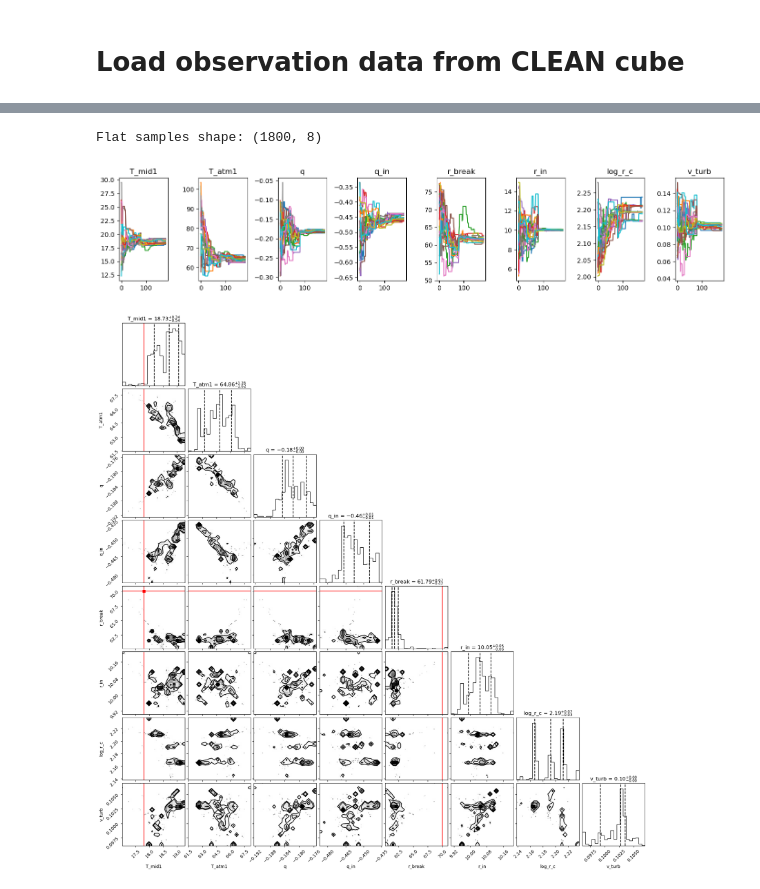
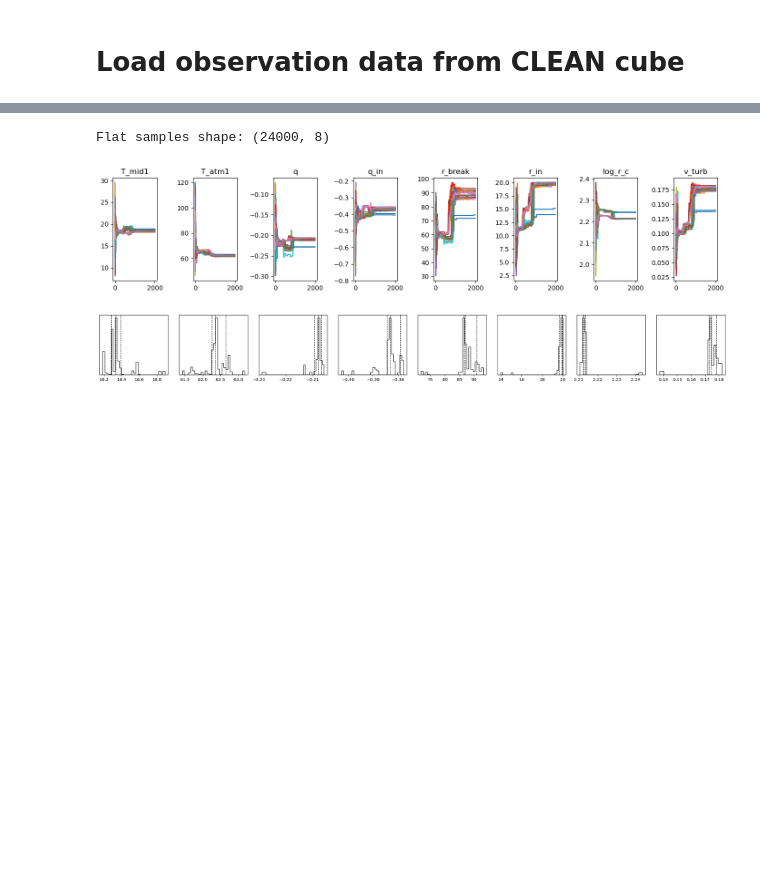
Before and after one commit to pi-vision/radjax, a Jupyter notebook: notebooks/visualize_mcmc_imagedomain_experiments.ipynb, the cells around one changed output, grey strips where cells are left out. Drawn from its saved outputs; the diff is of its cells as text; code cells hidden in the pictures; blank space fills up the shorter version.

Commit message:
Notebook for Radjax paper figures.

```diff
--- a/notebooks/visualize_mcmc_imagedomain_experiments.ipynb
+++ b/notebooks/visualize_mcmc_imagedomain_experiments.ipynb
@@ -235,7 +268,8 @@ import inference
 backend = emcee.backends.HDFBackend(mcmc_sampler_path)
 samples = backend.get_chain(flat=True)
 
-flat_samples = backend.get_chain(discard=backend.iteration//2, thin=1, flat=True)
+discard_steps = int(3*backend.iteration//4)
+flat_samples = backend.get_chain(discard=discard_steps, thin=1, flat=True)
 
 ndim = flat_samples.shape[-1]
 
@@ -346,42 +380,81 @@ Updated disk_params_MCMC:
 # %%
 ground_truth = {
     "q": -0.27,
     "log_r_c": 2.3,
     "v_turb": 0.06,
     "T_atm1": 87.0,
     "T_mid1": 17.8,
     "r_in": 11.0,
     "r_break": 70.0,
     "q_in": -0.57
 }
 
 chain = backend.get_chain()
 
 fig, axes = plt.subplots(1, ndim, figsize=(14,3))
 for i in range(ndim):
     axes[i].plot(chain[...,i])
     axes[i].set_title(param_labels[i])
 
 plt.tight_layout()
 
 import corner
 
 print("Flat samples shape:", flat_samples.shape)  # should be ((nsteps-100)*nwalkers, ndim)
 
 
 truth_values = [ground_truth[label] for label in param_labels]
 
 # corner plot
-fig = corner.corner(
-    flat_samples,
-    labels=param_labels,
-    quantiles=[0.16, 0.5, 0.84],
-    show_titles=True,
-    truths=truth_values,        # <--- overlay true values
-    truth_color="red",          # optional color
-    title_kwargs={"fontsize": 12}
-)
+# fig = corner.corner(
+#     flat_samples,
+#     labels=param_labels,
+#     quantiles=[0.16, 0.5, 0.84],
+#     show_titles=True,
+#     truths=truth_values,        # <--- overlay true values
+#     truth_color="red",          # optional color
+#     title_kwargs={"fontsize": 12}
+# )
+
+from scipy.stats import gaussian_kde
+
+# Config
+quantiles = [16, 50, 84]
+n_params = len(param_labels)
+fig, axes = plt.subplots(1, n_params, figsize=(2.6 * n_params, 2.5), sharey=False)
+
+for i, label in enumerate(param_labels):
+    ax = axes[i]
+    data_p = flat_samples[:, i]
+
+    # Histogram
+    ax.hist(data_p, bins=30, density=True, histtype='stepfilled',
+        facecolor='white', lw=1, color='white', edgecolor='k')
+
+    # KDE
+#     kde = gaussian_kde(data)
+#     x_vals = np.linspace(data.min(), data.max(), 1000)
+#     ax.plot(x_vals, kde(x_vals), color='C0')
+
+    # Quantiles
+    q16, q50, q84 = np.percentile(data_p, quantiles)
+    ax.axvline(q16, color='k', ls='--', lw=1, alpha=0.9)
+    ax.axvline(q50, color='k', ls='--', lw=1, alpha=0.9)
+    ax.axvline(q84, color='k', ls='--', lw=1, alpha=0.9)
+
+    # Ground truth (optional)
+#     if label in ground_truth:
+#         ax.axvline(ground_truth[label], color='red', ls=':', lw=1)
+
+#     ax.set_xlabel(label)
+    ax.set_yticks([])
+    ax.set_ylabel('')
+#     ax.spines['top'].set_visible(False)
+#     ax.spines['right'].set_visible(False)
+
+plt.tight_layout()
+plt.show()
 # %% [output]
-Flat samples shape: (1800, 8)
+Flat samples shape: (24000, 8)
-[figure, old version]
+[figure, new version]
-[figure, old version]
+[figure, new version]
```
Also changed, not shown: parts of 22 cells of this notebook, 1 other file.
